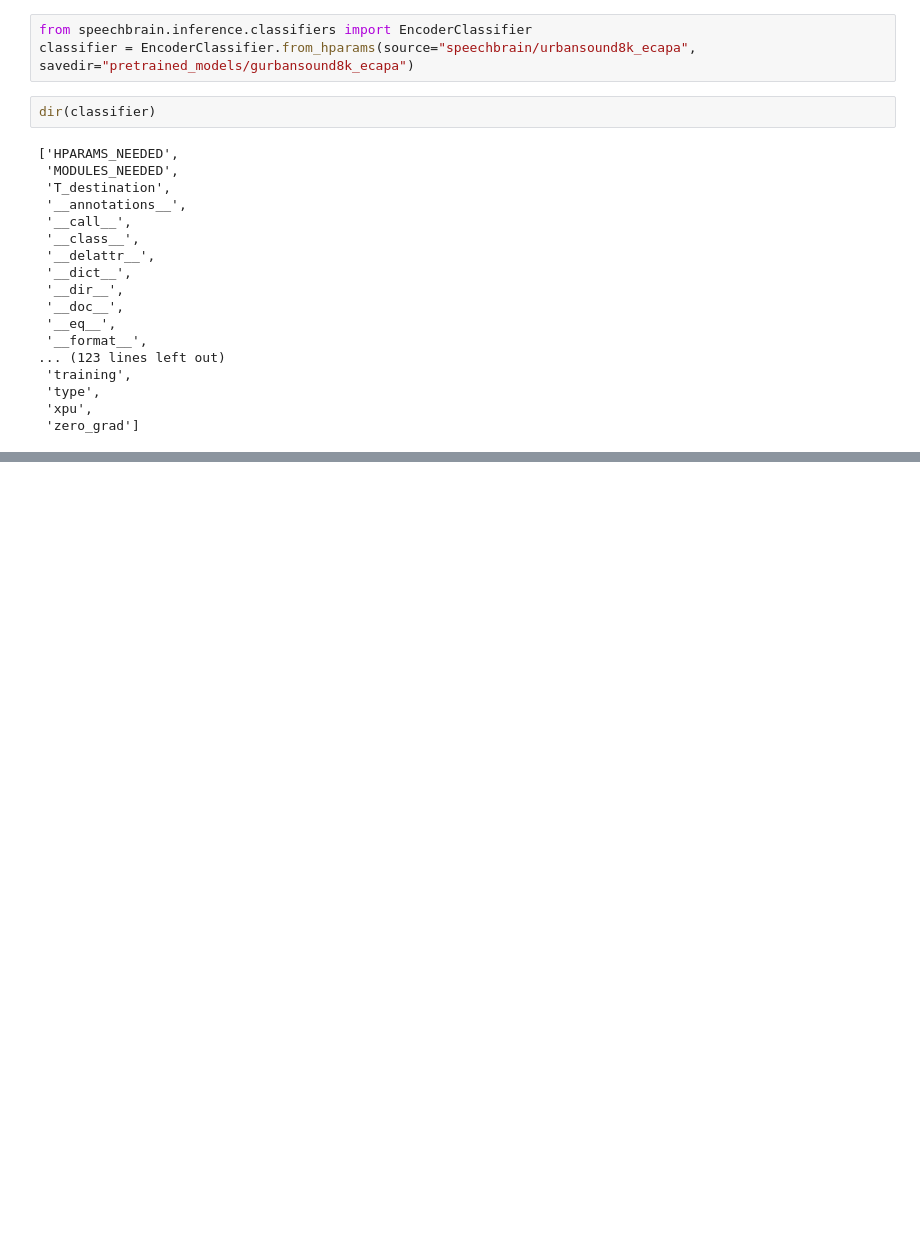
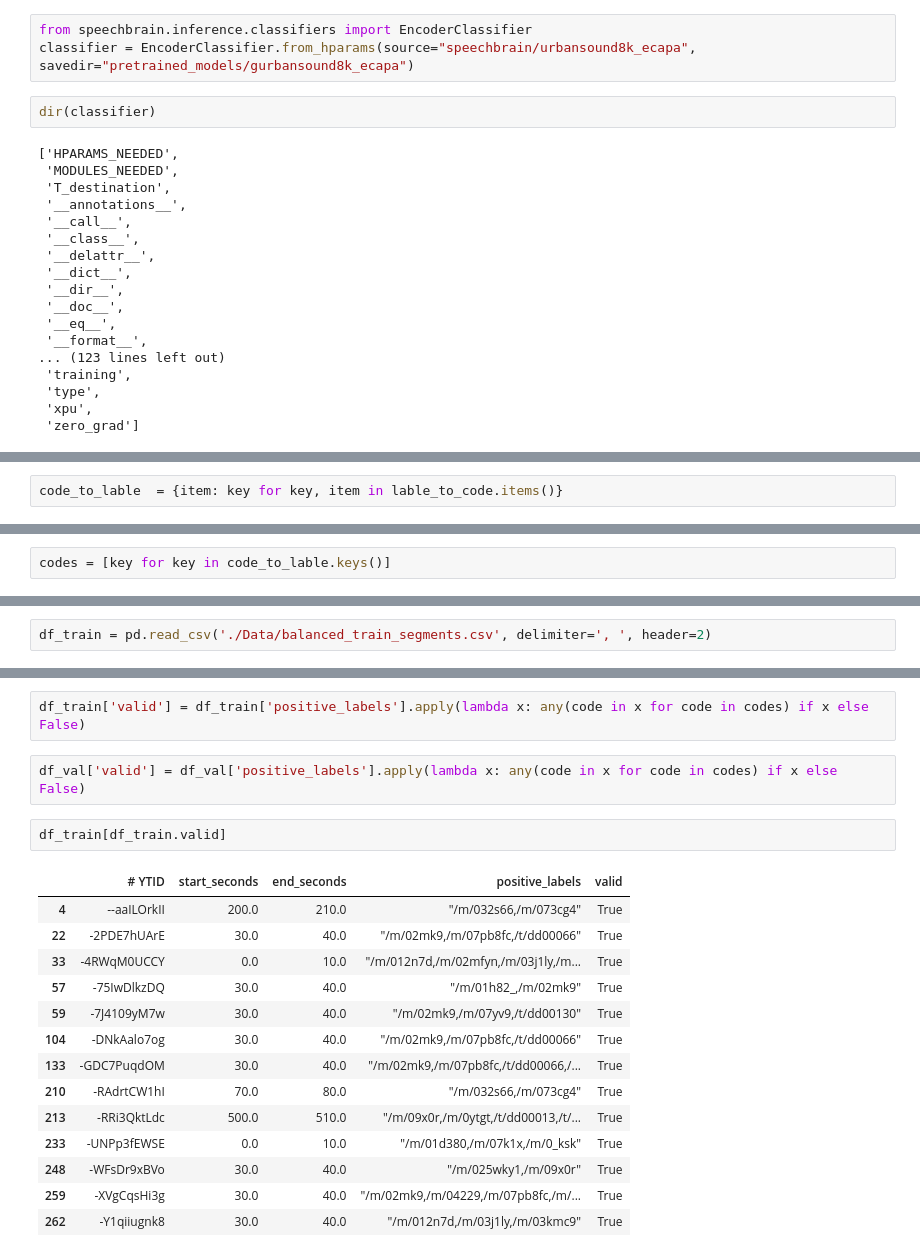
Before and after one commit to Qweryedu/Aprendizaje-Profundo, a Jupyter notebook: Proyecto/Exploracion.ipynb, the cells around one changed output, grey strips where cells are left out. Cells and saved outputs as stored; diff of their text form; blank space fills up the shorter version.

```diff
--- a/Proyecto/Exploracion.ipynb
+++ b/Proyecto/Exploracion.ipynb
@@ -54,0 +205,2 @@ classifier.eval
+# %%
+code_to_lable  = {item: key for key, item in lable_to_code.items()}
@@ -54,0 +220,2 @@ classifier.eval
+# %%
+codes = [key for key in code_to_lable.keys()]
@@ -54,0 +255,2 @@ classifier.eval
+# %%
+df_train = pd.read_csv('./Data/balanced_train_segments.csv', delimiter=', ', header=2)
@@ -54,0 +277,21 @@ classifier.eval
+# %%
+df_train['valid'] = df_train['positive_labels'].apply(lambda x: any(code in x for code in codes) if x else False)
+# %%
+df_val['valid'] = df_val['positive_labels'].apply(lambda x: any(code in x for code in codes) if x else False)
+# %%
+df_train[df_train.valid]
+# %% [output]
+|  | # YTID | start_seconds | end_seconds | positive_labels | valid |
+| 4 | --aaILOrkII | 200.0 | 210.0 | "/m/032s66,/m/073cg4" | True |
+| 22 | -2PDE7hUArE | 30.0 | 40.0 | "/m/02mk9,/m/07pb8fc,/t/dd00066" | True |
+| 33 | -4RWqM0UCCY | 0.0 | 10.0 | "/m/012n7d,/m/02mfyn,/m/03j1ly,/m... | True |
+| 57 | -75IwDlkzDQ | 30.0 | 40.0 | "/m/01h82_,/m/02mk9" | True |
+| 59 | -7J4109yM7w | 30.0 | 40.0 | "/m/02mk9,/m/07yv9,/t/dd00130" | True |
+| 104 | -DNkAalo7og | 30.0 | 40.0 | "/m/02mk9,/m/07pb8fc,/t/dd00066" | True |
+| 133 | -GDC7PuqdOM | 30.0 | 40.0 | "/m/02mk9,/m/07pb8fc,/t/dd00066,/... | True |
+| 210 | -RAdrtCW1hI | 70.0 | 80.0 | "/m/032s66,/m/073cg4" | True |
+| 213 | -RRi3QktLdc | 500.0 | 510.0 | "/m/09x0r,/m/0ytgt,/t/dd00013,/t/... | True |
+| 233 | -UNPp3fEWSE | 0.0 | 10.0 | "/m/01d380,/m/07k1x,/m/0_ksk" | True |
+| 248 | -WFsDr9xBVo | 30.0 | 40.0 | "/m/025wky1,/m/09x0r" | True |
+| 259 | -XVgCqsHi3g | 30.0 | 40.0 | "/m/02mk9,/m/04229,/m/07pb8fc,/m/... | True |
+| 262 | -Y1qiiugnk8 | 30.0 | 40.0 | "/m/012n7d,/m/03j1ly,/m/03kmc9" | True |
```
Also changed, not shown: parts of 19 cells of this notebook, 5 other files.
